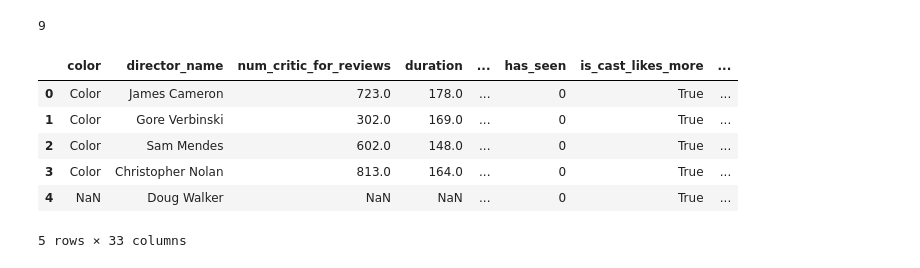
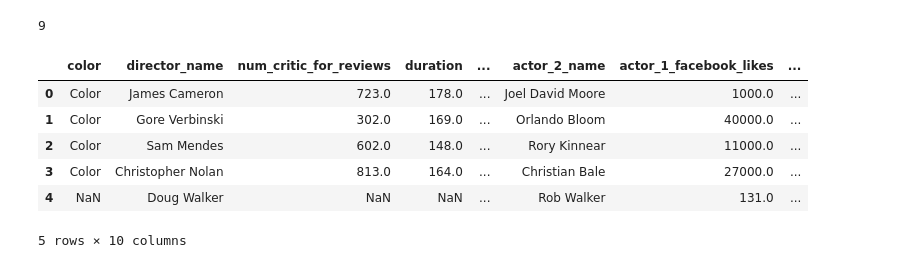
Before and after one commit to z6wdc/note-pandas, a Jupyter notebook: pandas-cookbook/Chapter 01 Pandas Foundations.ipynb, the cells around one changed output. Drawn from its saved outputs; the diff is of its cells as text; code cells hidden in the pictures.

```diff
--- a/pandas-cookbook/Chapter 01 Pandas Foundations.ipynb
+++ b/pandas-cookbook/Chapter 01 Pandas Foundations.ipynb
@@ -892,10 +909,10 @@ movie.insert(loc=profit_index,
 # %%
-movie.head()
+movie.iloc[:,:profit_index+1].head()
 # %% [output]
-|  | color | director_name | num_critic_for_reviews | duration | ... | has_seen | is_cast_likes_more | ... |
-| 0 | Color | James Cameron | 723.0 | 178.0 | ... | 0 | True | ... |
-| 1 | Color | Gore Verbinski | 302.0 | 169.0 | ... | 0 | True | ... |
-| 2 | Color | Sam Mendes | 602.0 | 148.0 | ... | 0 | True | ... |
-| 3 | Color | Christopher Nolan | 813.0 | 164.0 | ... | 0 | True | ... |
-| 4 | NaN | Doug Walker | NaN | NaN | ... | 0 | True | ... |
+|  | color | director_name | num_critic_for_reviews | duration | ... | actor_2_name | actor_1_facebook_likes | ... |
+| 0 | Color | James Cameron | 723.0 | 178.0 | ... | Joel David Moore | 1000.0 | ... |
+| 1 | Color | Gore Verbinski | 302.0 | 169.0 | ... | Orlando Bloom | 40000.0 | ... |
+| 2 | Color | Sam Mendes | 602.0 | 148.0 | ... | Rory Kinnear | 11000.0 | ... |
+| 3 | Color | Christopher Nolan | 813.0 | 164.0 | ... | Christian Bale | 27000.0 | ... |
+| 4 | NaN | Doug Walker | NaN | NaN | ... | Rob Walker | 131.0 | ... |
-5 rows × 33 columns
+5 rows × 10 columns
```
Also changed, not shown: parts of 31 cells of this notebook.
